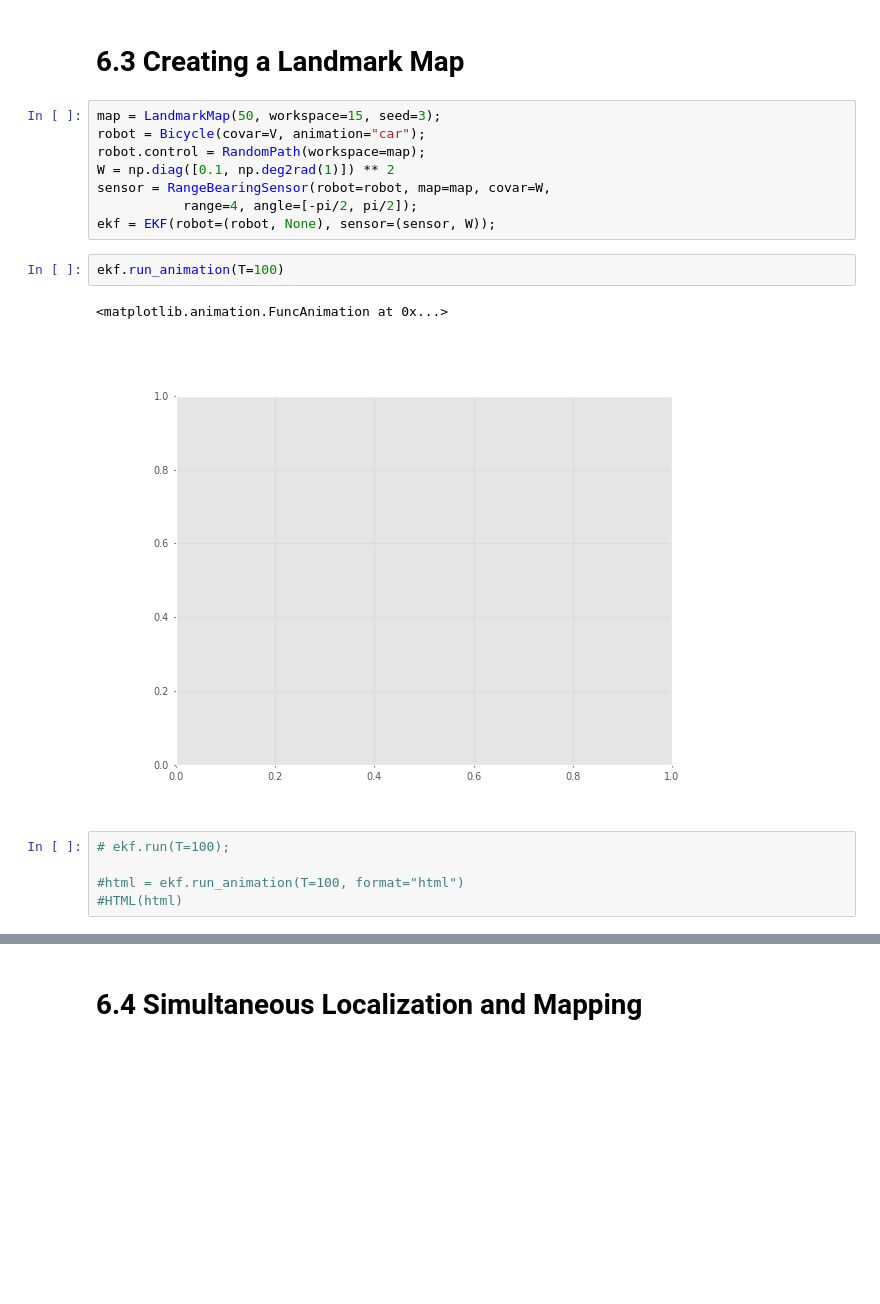
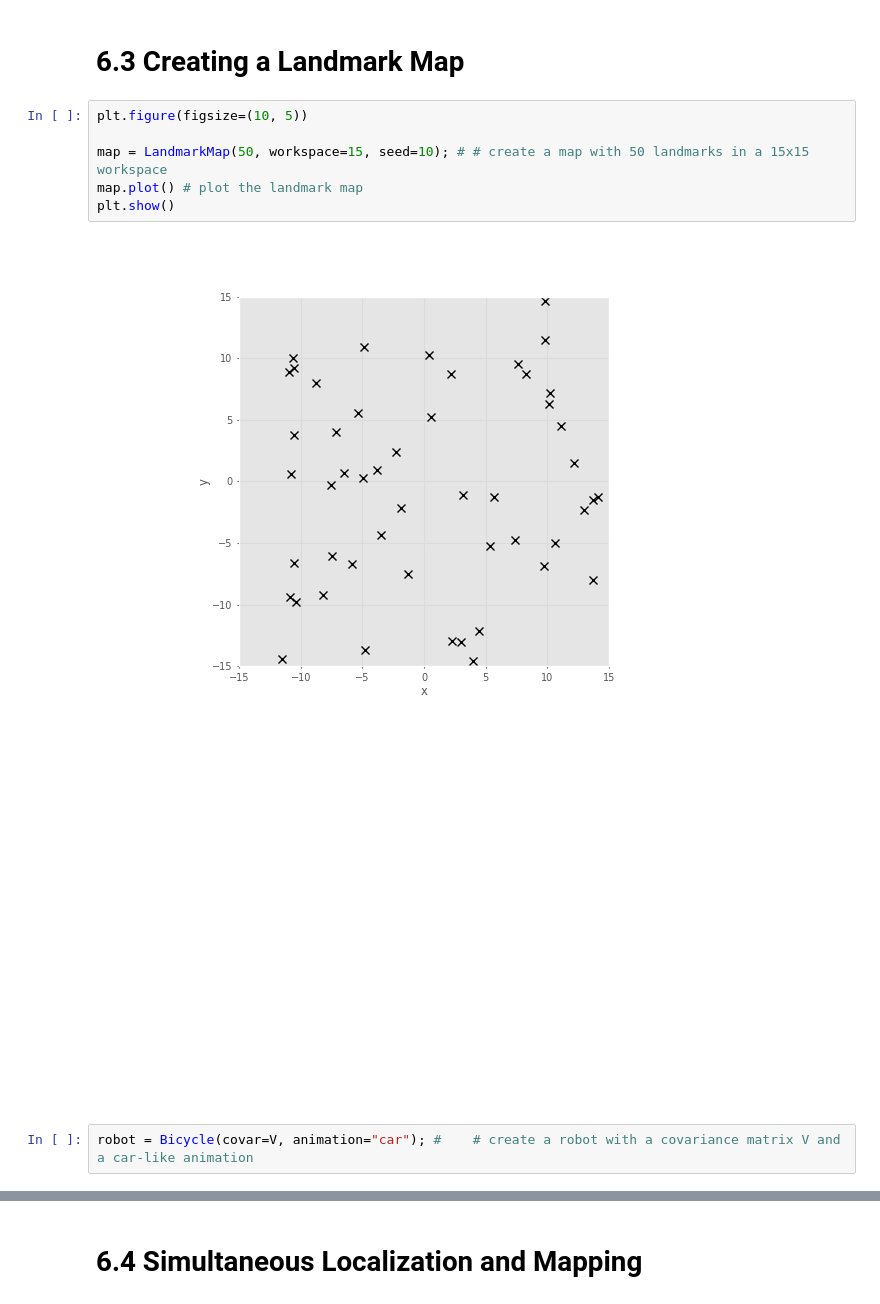
Before and after one commit to Macreat/robotic, a Jupyter notebook: roboticDevelopEnv/work/C6/chap6.ipynb, the cells around one changed output, grey strips where cells are left out. Saved outputs shown, nothing was run; the diff lists cells and outputs as text; blank space fills up the shorter version.

```diff
--- a/roboticDevelopEnv/work/C6/chap6.ipynb
+++ b/roboticDevelopEnv/work/C6/chap6.ipynb
@@ -200,20 +243,13 @@ ekf.plot_ellipse()
 # %% [markdown]
 # 6.3 Creating a Landmark Map
-# %%
-map = LandmarkMap(50, workspace=15, seed=3);
-robot = Bicycle(covar=V, animation="car");
-robot.control = RandomPath(workspace=map);
-W = np.diag([0.1, np.deg2rad(1)]) ** 2
-sensor = RangeBearingSensor(robot=robot, map=map, covar=W,
-           range=4, angle=[-pi/2, pi/2]);
-ekf = EKF(robot=(robot, None), sensor=(sensor, W));
-# %%
-ekf.run_animation(T=100)
-# %% [output]
-<matplotlib.animation.FuncAnimation at 0x...>
-[figure, removed]
-# %%
-# ekf.run(T=100);
-
-#html = ekf.run_animation(T=100, format="html")
-#HTML(html)
+# %%
+plt.figure(figsize=(10, 5))
+
+map = LandmarkMap(50, workspace=15, seed=10); # # create a map with 50 landmarks in a 15x15 workspace
+map.plot() # plot the landmark map
+plt.show()
+# %% [output]
+[figure, added]
+[figure, added]
+# %%
+robot = Bicycle(covar=V, animation="car"); #    # create a robot with a covariance matrix V and a car-like animation
```
Also changed, not shown: parts of 62 cells of this notebook, 3 other files.
